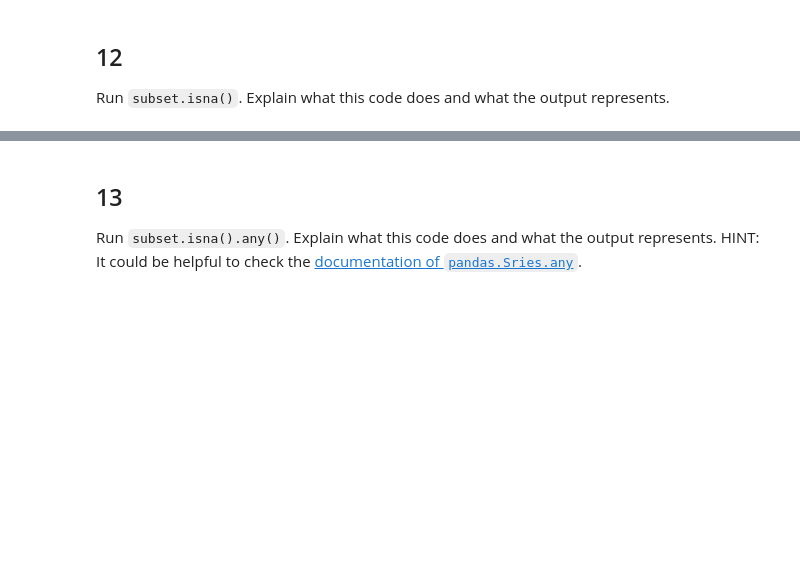
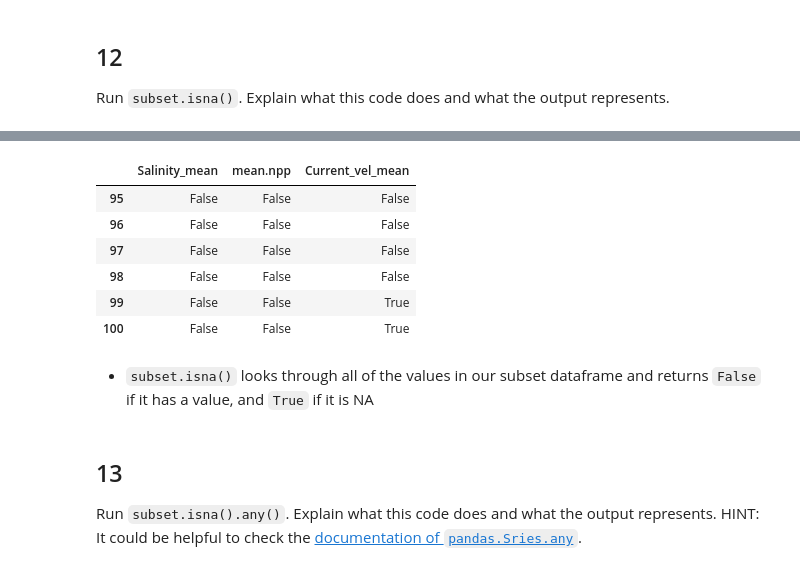
Before and after one commit to charliecurtin1/eds220-hwk-1, a Jupyter notebook: hwk1-task3.ipynb, the cells around one changed output, grey strips where cells are left out. Drawn from its saved outputs; the diff is of its cells as text; code cells hidden in the pictures; blank space fills up the shorter version.

```diff
--- a/hwk1-task3.ipynb
+++ b/hwk1-task3.ipynb
@@ -277,3 +305,16 @@ Run `subset.isna()`. Explain what this code does and what the output represents.
+# %%
+# use isna() to find NA values
+subset.isna()
+# %% [output]
+|  | Salinity_mean | mean.npp | Current_vel_mean |
+| 95 | False | False | False |
+| 96 | False | False | False |
+| 97 | False | False | False |
+| 98 | False | False | False |
+| 99 | False | False | True |
+| 100 | False | False | True |
+# %% [markdown]
+- `subset.isna()` looks through all of the values in our subset dataframe and returns `False` if it has a value, and `True` if it is NA
 # %% [markdown]
 ## 13
 Run `subset.isna().any()`. Explain what this code does and what the output represents. HINT: It could be helpful to check the [documentation of `pandas.Sries.any`](https://pandas.pydata.org/docs/reference/api/pandas.Series.any.html).
```
Also changed, not shown: parts of 5 cells of this notebook.
